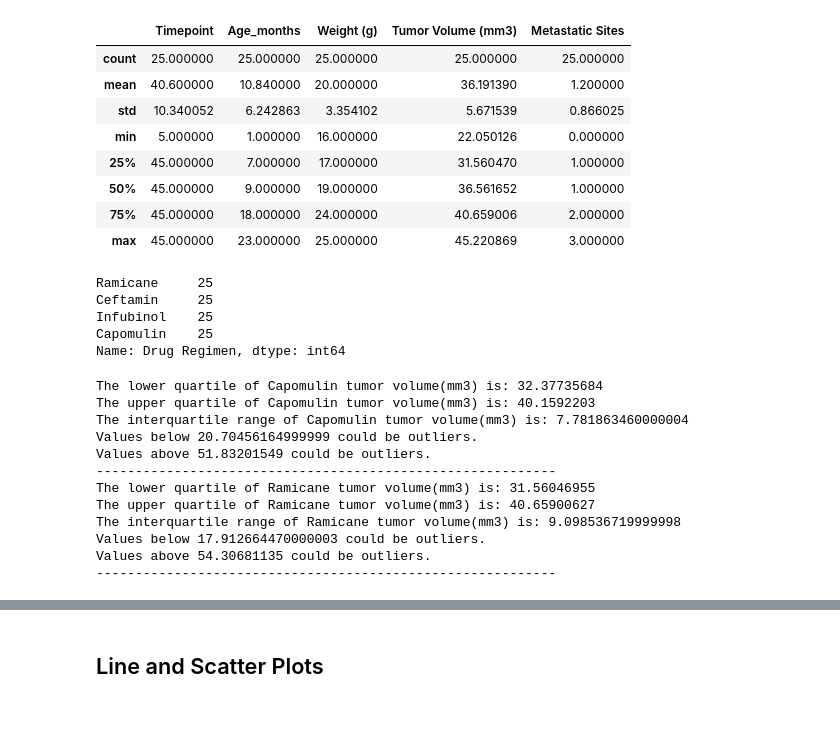
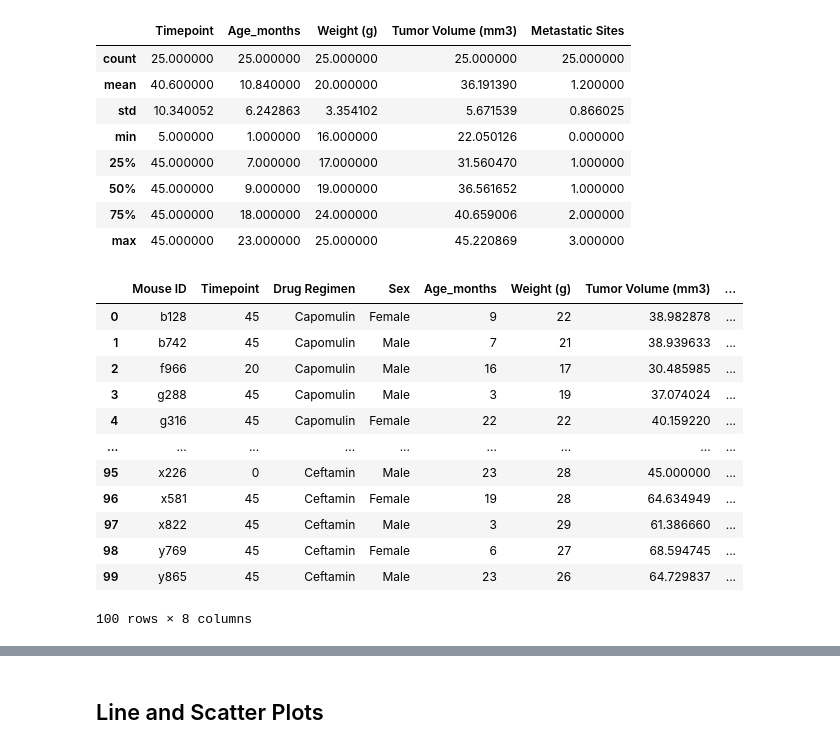
Before and after one commit to yperez0914/The-Power-of-Plots, a Jupyter notebook: Analysis/main.ipynb, the cells around one changed output, grey strips where cells are left out. Drawn from its saved outputs; the diff is of its cells as text; code cells hidden in the pictures; blank space fills up the shorter version.

```diff
--- a/Analysis/main.ipynb
+++ b/Analysis/main.ipynb
@@ -312,56 +308,22 @@ Ramicane_describe()
 # %%
 Cap_Ram_merge = pd.merge(Capomulin_merge, Ramicane_merge, how = "outer")
 Cap_Ram_merge
 Inf_Ceft_merge = pd.merge(Infubinol_merge,Ceftamin_merge, how = "outer")
 Complete_merge = pd.merge(Cap_Ram_merge,Inf_Ceft_merge, how = "outer")
-Complete_merge["Drug Regimen"].value_counts()
+complete_merge_df = pd.DataFrame(Complete_merge)
+complete_merge_df["Drug Regimen"].value_counts()
+complete_merge_df
 # %% [output]
+|  | Mouse ID | Timepoint | Drug Regimen | Sex | Age_months | Weight (g) | Tumor Volume (mm3) | ... |
+| 0 | b128 | 45 | Capomulin | Female | 9 | 22 | 38.982878 | ... |
+| 1 | b742 | 45 | Capomulin | Male | 7 | 21 | 38.939633 | ... |
+| 2 | f966 | 20 | Capomulin | Male | 16 | 17 | 30.485985 | ... |
+| 3 | g288 | 45 | Capomulin | Male | 3 | 19 | 37.074024 | ... |
+| 4 | g316 | 45 | Capomulin | Female | 22 | 22 | 40.159220 | ... |
+| ... | ... | ... | ... | ... | ... | ... | ... | ... |
+| 95 | x226 | 0 | Ceftamin | Male | 23 | 28 | 45.000000 | ... |
+| 96 | x581 | 45 | Ceftamin | Female | 19 | 28 | 64.634949 | ... |
+| 97 | x822 | 45 | Ceftamin | Male | 3 | 29 | 61.386660 | ... |
+| 98 | y769 | 45 | Ceftamin | Female | 6 | 27 | 68.594745 | ... |
+| 99 | y865 | 45 | Ceftamin | Male | 23 | 26 | 64.729837 | ... |
-Ramicane     25
-Ceftamin     25
-Infubinol    25
-Capomulin    25
-Name: Drug Regimen, dtype: int64
+100 rows × 8 columns
-# %%
-# Calculate the IQR and quantitatively determine if there are any potential outliers.
-# Put treatments into a list
-treatments = ["Capomulin", "Ramicane","Infubinol","Ceftamin"]
-quartiles = Capomulin_merge["Tumor Volume (mm3)"].quantile([.25,.5,.75])
-lowerq = quartiles[0.25]
-upperq = quartiles[0.75]
-iqr = upperq-lowerq
-print(f"The lower quartile of Capomulin tumor volume(mm3) is: {lowerq}")
-print(f"The upper quartile of Capomulin tumor volume(mm3) is: {upperq}")
-print(f"The interquartile range of Capomulin tumor volume(mm3) is: {iqr}")
-lower_bound = lowerq - (1.5*iqr)
-upper_bound = upperq + (1.5*iqr)
-print(f"Values below {lower_bound} could be outliers.")
-print(f"Values above {upper_bound} could be outliers.")
-print("-----------------------------------------------------------")
-quartiles = Ramicane_merge["Tumor Volume (mm3)"].quantile([.25,.5,.75])
-lowerq = quartiles[0.25]
-upperq = quartiles[0.75]
-iqr = upperq-lowerq
-print(f"The lower quartile of Ramicane tumor volume(mm3) is: {lowerq}")
-print(f"The upper quartile of Ramicane tumor volume(mm3) is: {upperq}")
-print(f"The interquartile range of Ramicane tumor volume(mm3) is: {iqr}")
-    # Locate the rows which contain mice on each drug and get the tumor volumes
-    # add subset
-    # Determine outliers using upper and lower bounds
-lower_bound = lowerq - (1.5*iqr)
-upper_bound = upperq + (1.5*iqr)
-print(f"Values below {lower_bound} could be outliers.")
-print(f"Values above {upper_bound} could be outliers.")
-print("-----------------------------------------------------------")
-# %% [output]
-The lower quartile of Capomulin tumor volume(mm3) is: 32.37735684
-The upper quartile of Capomulin tumor volume(mm3) is: 40.1592203
-The interquartile range of Capomulin tumor volume(mm3) is: 7.781863460000004
-Values below 20.70456164999999 could be outliers.
-Values above 51.83201549 could be outliers.
------------------------------------------------------------
-The lower quartile of Ramicane tumor volume(mm3) is: 31.56046955
-The upper quartile of Ramicane tumor volume(mm3) is: 40.65900627
-The interquartile range of Ramicane tumor volume(mm3) is: 9.098536719999998
-Values below 17.912664470000003 could be outliers.
-Values above 54.30681135 could be outliers.
------------------------------------------------------------
```
Also changed, not shown: parts of 7 cells of this notebook.
